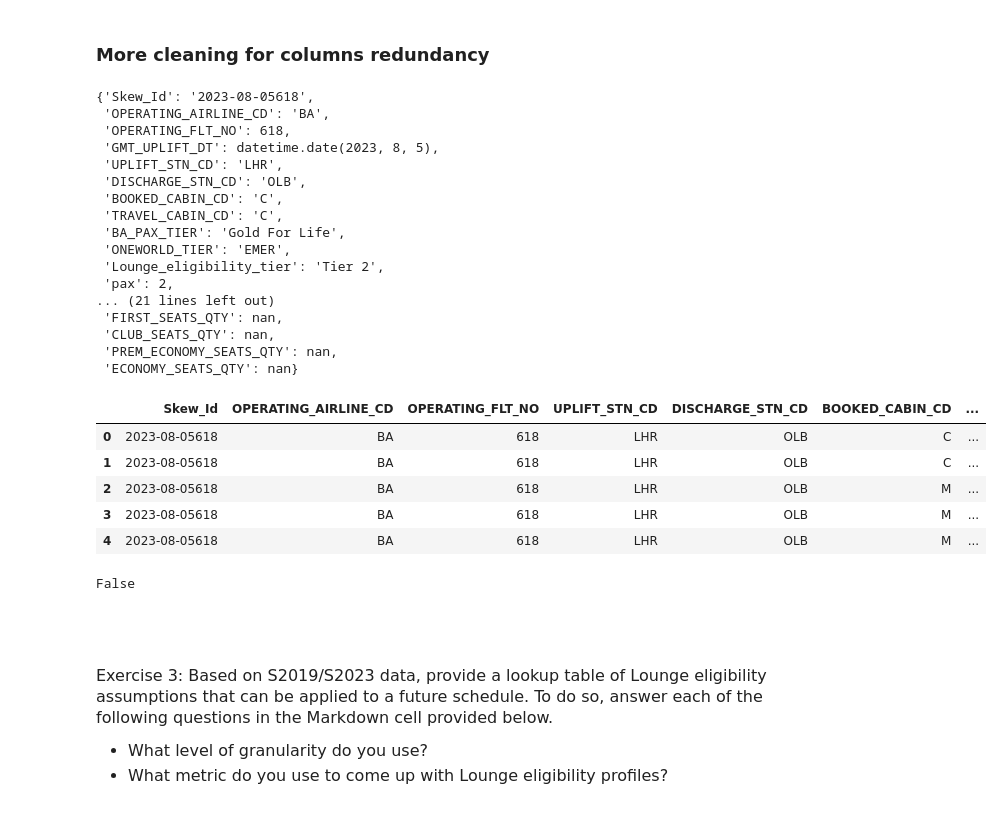
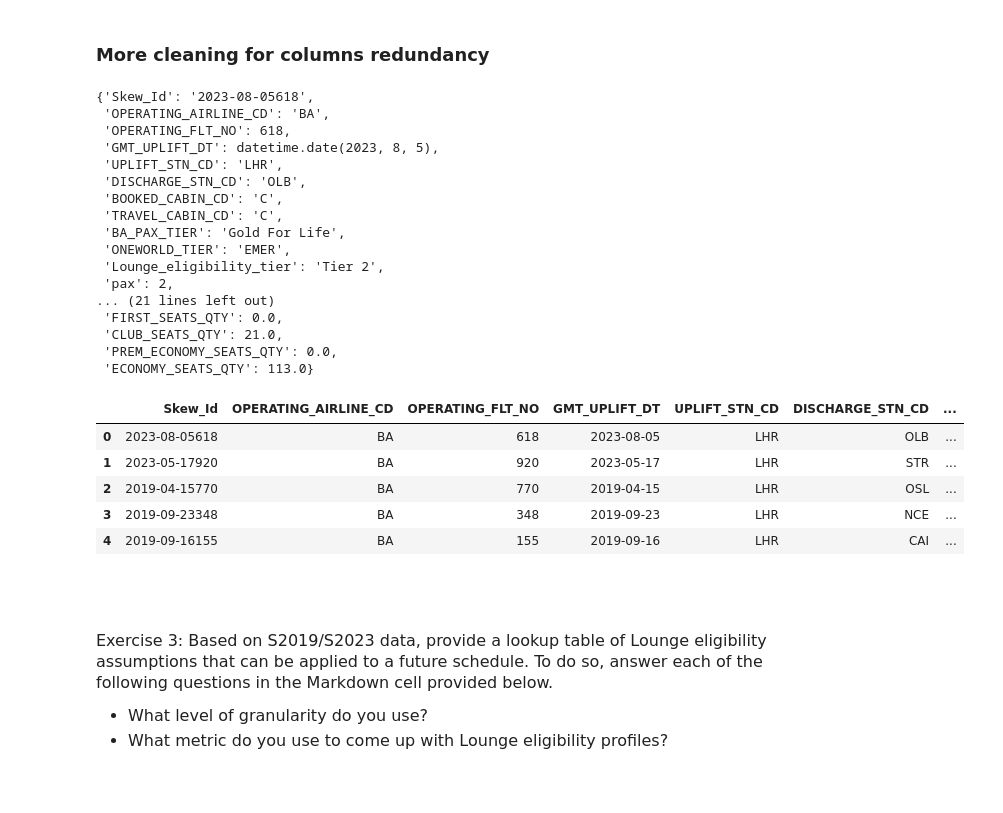
Before and after one commit to IanMaHKG-BA/Hackathon_Team_1, a Jupyter notebook: lounges_gold_standard_Ian.ipynb, the cells around one changed output. Saved outputs shown, nothing was run; the diff lists cells and outputs as text; code cells hidden in the pictures.

```diff
--- a/lounges_gold_standard_Ian.ipynb
+++ b/lounges_gold_standard_Ian.ipynb
@@ -359,7 +280,7 @@ df_lounge_elig_flight_info = pd.merge(df_lounge_eligibility,# left table
                                      df_flight_info, # right table
                                      left_on = ['OPERATING_AIRLINE_CD','OPERATING_FLT_NO','GMT_UPLIFT_DT'], # left on? e.g. which columns from the left table are you joining on to?
                                      right_on = ['OPG_ALN_CD','OPG_FLT_NO','GMT_PLND_DEP_DT'] , # right on? # left on? e.g. which columns from the right table are you joining on to?
-                                     how = "inner" # how? e.g. left, right, inner,etc
+                                     how = "left" # how? e.g. left, right, inner,etc
                                      )
 
 df_lounge_elig_flight_info.head(5)
@@ -425,9 +336,9 @@ df_flight_info[df_flight_info['OPG_FLT_NO'] == 8642], headers_and_first_row(df_f
 # %%
 df_lounge_elig_flight_info_country = pd.merge(df_lounge_elig_flight_info,# left table
                                      df_country, # right table
-                                     left_on = ['PLND_ARR_STN_CD'], # left on? e.g. which columns from the left table are you joining on to?
+                                     left_on = ['DISCHARGE_STN_CD'], # left on? e.g. which columns from the left table are you joining on to?
                                      right_on = ['ARR_STN_CD'] , # right on? # left on? e.g. which columns from the right table are you joining on to?
-                                     how = "inner" # how? e.g. left, right, inner,etc
+                                     how = "left" # how? e.g. left, right, inner,etc
                                      )
 
 # df_lounge_elig_flight_info = df_lounge_elig_flight_info.drop_duplicates()
@@ -510,27 +427,23 @@ headers_and_first_row(df_lounge_elig_flight_info_country_acft_typ)
  'Lounge_eligibility_tier': 'Tier 2',
  'pax': 2,
 ... (21 lines left out)
- 'FIRST_SEATS_QTY': nan,
- 'CLUB_SEATS_QTY': nan,
- 'PREM_ECONOMY_SEATS_QTY': nan,
- 'ECONOMY_SEATS_QTY': nan}
+ 'FIRST_SEATS_QTY': 0.0,
+ 'CLUB_SEATS_QTY': 21.0,
+ 'PREM_ECONOMY_SEATS_QTY': 0.0,
+ 'ECONOMY_SEATS_QTY': 113.0}
 # %%
-to_drop = ['GMT_PLND_DEP_TS','GMT_ACT_DEP_TS','OPG_ALN_CD','OPG_FLT_NO','ACT_DEP_STN_CD','PLND_ARR_STN_CD','ACT_ARR_STN_CD','GMT_UPLIFT_DT']
+# to_drop = ['GMT_PLND_DEP_TS','GMT_ACT_DEP_TS','OPG_ALN_CD','OPG_FLT_NO','ACT_DEP_STN_CD','PLND_ARR_STN_CD','ACT_ARR_STN_CD','GMT_UPLIFT_DT']
 
-df_lounge_elig_flight_info_country_acft_typ = df_lounge_elig_flight_info_country_acft_typ.drop(columns = to_drop,)
+# df_lounge_elig_flight_info_country_acft_typ = df_lounge_elig_flight_info_country_acft_typ.drop(columns = to_drop,)
 
 df_lounge_elig_flight_info_country_acft_typ.head(5)
 # %% [output]
-|  | Skew_Id | OPERATING_AIRLINE_CD | OPERATING_FLT_NO | UPLIFT_STN_CD | DISCHARGE_STN_CD | BOOKED_CABIN_CD | ... |
-| 0 | 2023-08-05618 | BA | 618 | LHR | OLB | C | ... |
-| 1 | 2023-08-05618 | BA | 618 | LHR | OLB | C | ... |
-| 2 | 2023-08-05618 | BA | 618 | LHR | OLB | M | ... |
-| 3 | 2023-08-05618 | BA | 618 | LHR | OLB | M | ... |
-| 4 | 2023-08-05618 | BA | 618 | LHR | OLB | M | ... |
+|  | Skew_Id | OPERATING_AIRLINE_CD | OPERATING_FLT_NO | GMT_UPLIFT_DT | UPLIFT_STN_CD | DISCHARGE_STN_CD | ... |
+| 0 | 2023-08-05618 | BA | 618 | 2023-08-05 | LHR | OLB | ... |
+| 1 | 2023-05-17920 | BA | 920 | 2023-05-17 | LHR | STR | ... |
+| 2 | 2019-04-15770 | BA | 770 | 2019-04-15 | LHR | OSL | ... |
+| 3 | 2019-09-23348 | BA | 348 | 2019-09-23 | LHR | NCE | ... |
+| 4 | 2019-09-16155 | BA | 155 | 2019-09-16 | LHR | CAI | ... |
-# %%
-df_lounge_eligibility.isnull().values.any()
-# %% [output]
-False
 # %% [markdown]
 <br><br>
 <div class="alert alert-" style = "border-radius:10px;border-width:3px;border-color:lightblue;font-family:Verdana,sans-serif;font-size:16px;">
```
Also changed, not shown: parts of 47 cells of this notebook.
